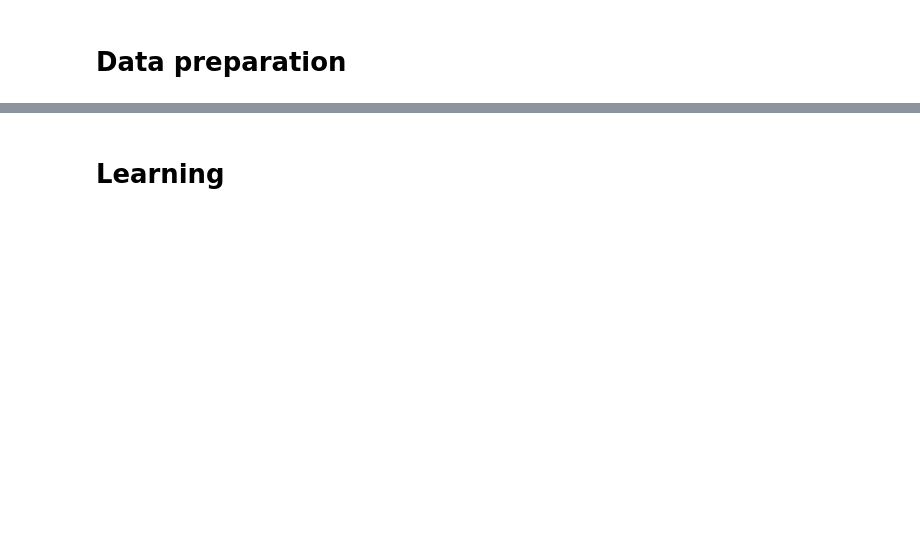
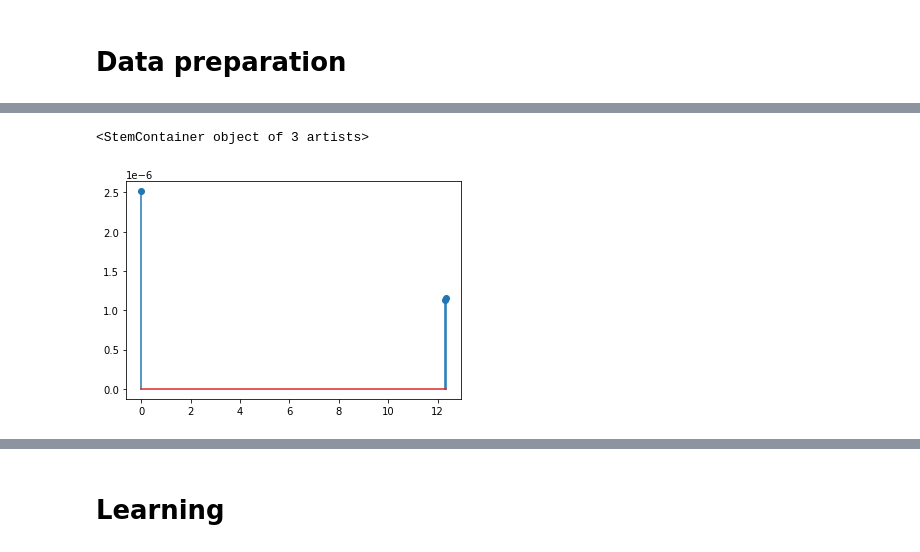
Before and after one commit to ukunliu/WSN_simulation, a Jupyter notebook: Simulation/main.ipynb, the cells around one changed output, grey strips where cells are left out. Cells and saved outputs as stored; diff of their text form; code cells hidden in the pictures; blank space fills up the shorter version.

```diff
--- a/Simulation/main.ipynb
+++ b/Simulation/main.ipynb
@@ -79,3 +88,9 @@ X = np.array(x_pre)
+# %%
+t = cir_profile[10,0]
+plt.stem(t[0,:], t[1, :])
+# %% [output]
+<StemContainer object of 3 artists>
+[figure, added]
 # %%
 X = cir_profile
 mode = 'cov'
```
Also changed, not shown: parts of 31 cells of this notebook, 7 other files.
